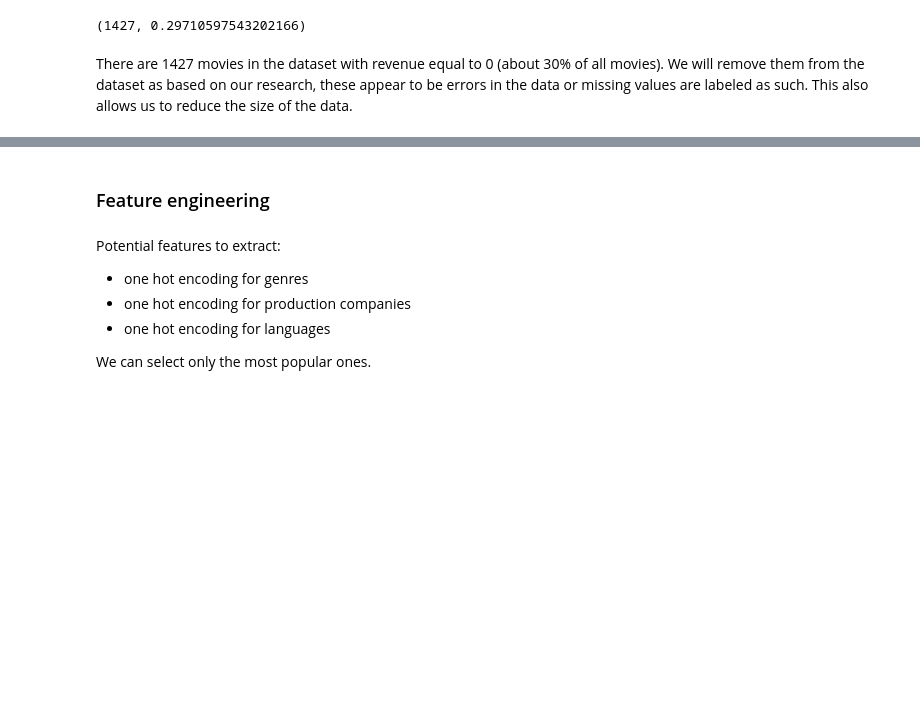
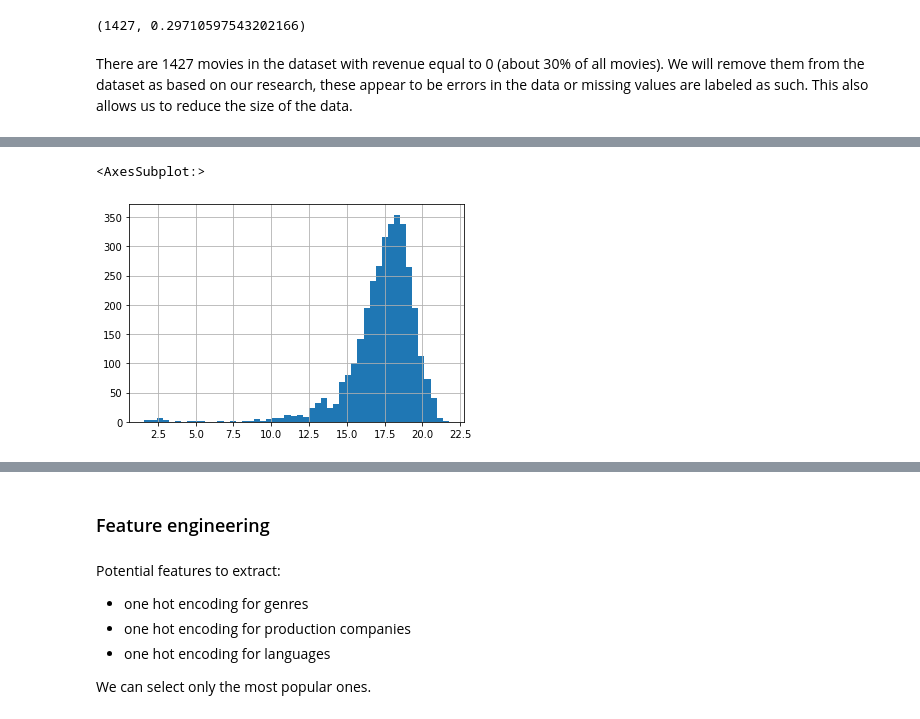
Before and after one commit to adrianstando/ML-on-Graphs-TMDB, a Jupyter notebook: eda.ipynb, the cells around one changed output, grey strips where cells are left out. Drawn from its saved outputs; the diff is of its cells as text; code cells hidden in the pictures; blank space fills up the shorter version.

```diff
--- a/eda.ipynb
+++ b/eda.ipynb
@@ -125,0 +139,5 @@ There are 1427 movies in the dataset with revenue equal to 0 (about 30% of all m
+# %%
+np.log(movies["revenue"]).hist(bins=50)
+# %% [output]
+<AxesSubplot:>
+[figure, added]
```
Also changed, not shown: parts of 26 cells of this notebook, 2 other files.
